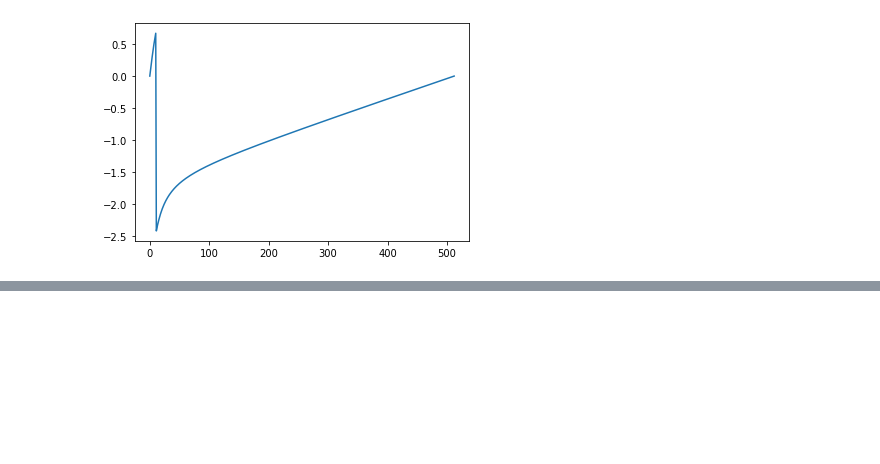
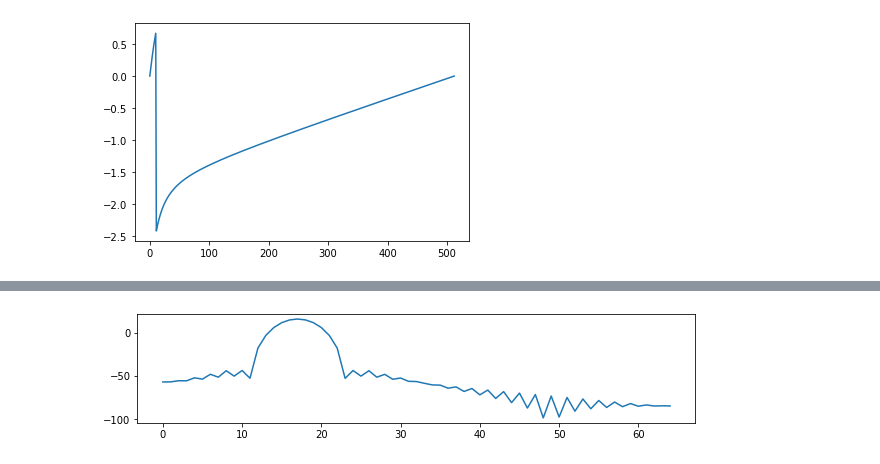
Before and after one commit to jhartquist/rtma, a Jupyter notebook: nbs/01_fft.ipynb, the cells around one changed output, grey strips where cells are left out. Cells and saved outputs as stored; diff of their text form; code cells hidden in the pictures; blank space fills up the shorter version.

```diff
--- a/nbs/01_fft.ipynb
+++ b/nbs/01_fft.ipynb
@@ -88,0 +163,5 @@ plt.plot(np.unwrap(np.angle(X)))
+# %%
+mx_db = 20*np.log10(mx)
+plot(mx_db)
+# %% [output]
+[figure, added]
```
Also changed, not shown: parts of 4 cells of this notebook, 1 other file.
